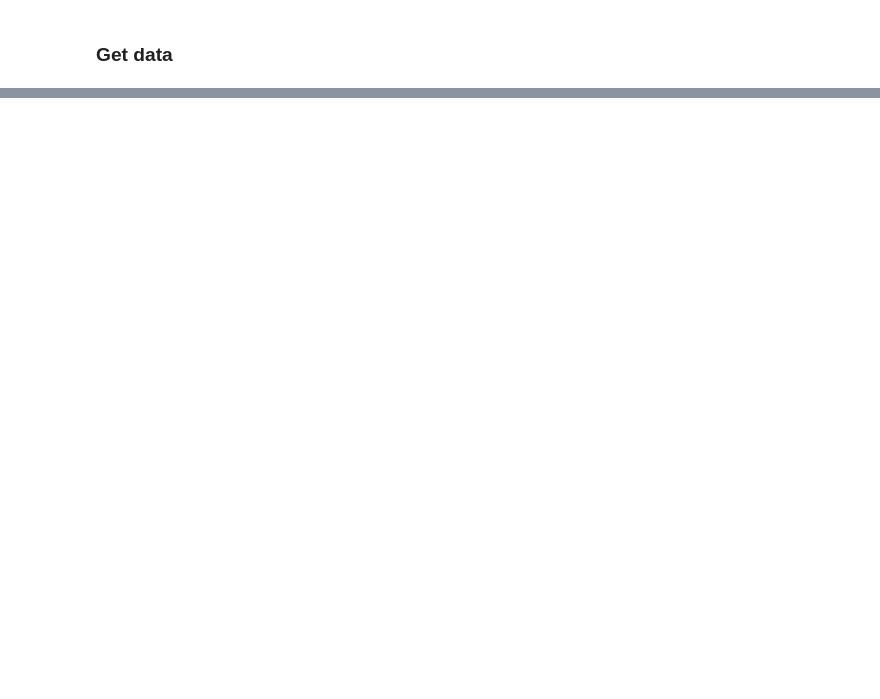
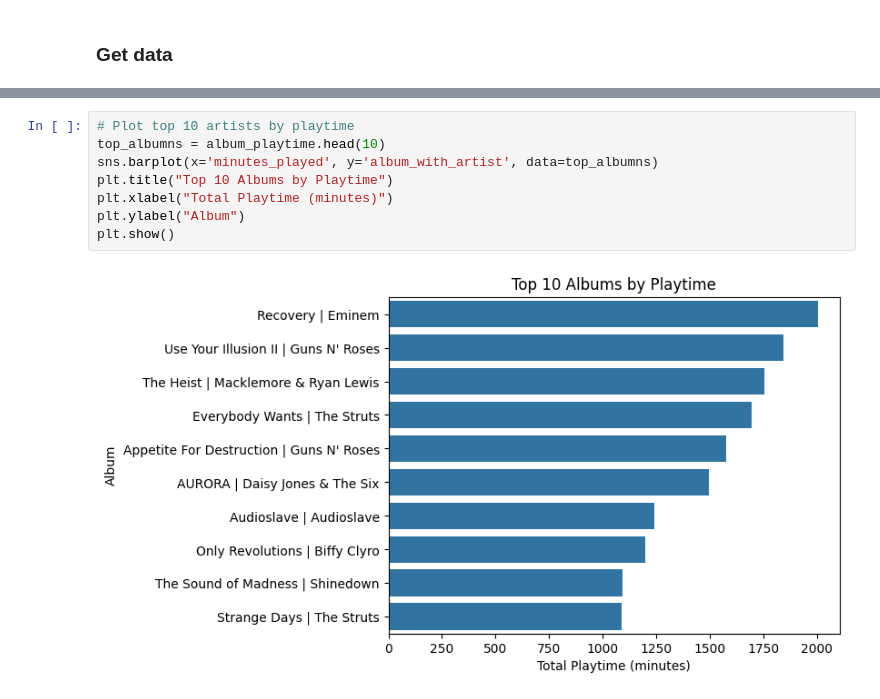
Before and after one commit to RyanYng/2Music, a Jupyter notebook: PersonalMusic/explore.ipynb, the cells around one changed output, grey strips where cells are left out. Saved outputs shown, nothing was run; the diff lists cells and outputs as text; blank space fills up the shorter version.

```diff
--- a/PersonalMusic/explore.ipynb
+++ b/PersonalMusic/explore.ipynb
@@ -40,0 +65,10 @@ plt.show()
+# %%
+# Plot top 10 artists by playtime
+top_albumns = album_playtime.head(10)
+sns.barplot(x='minutes_played', y='album_with_artist', data=top_albumns)
+plt.title("Top 10 Albums by Playtime")
+plt.xlabel("Total Playtime (minutes)")
+plt.ylabel("Album")
+plt.show()
+# %% [output]
+[figure, added]
```
Also changed, not shown: parts of 11 cells of this notebook, 3 other files.
